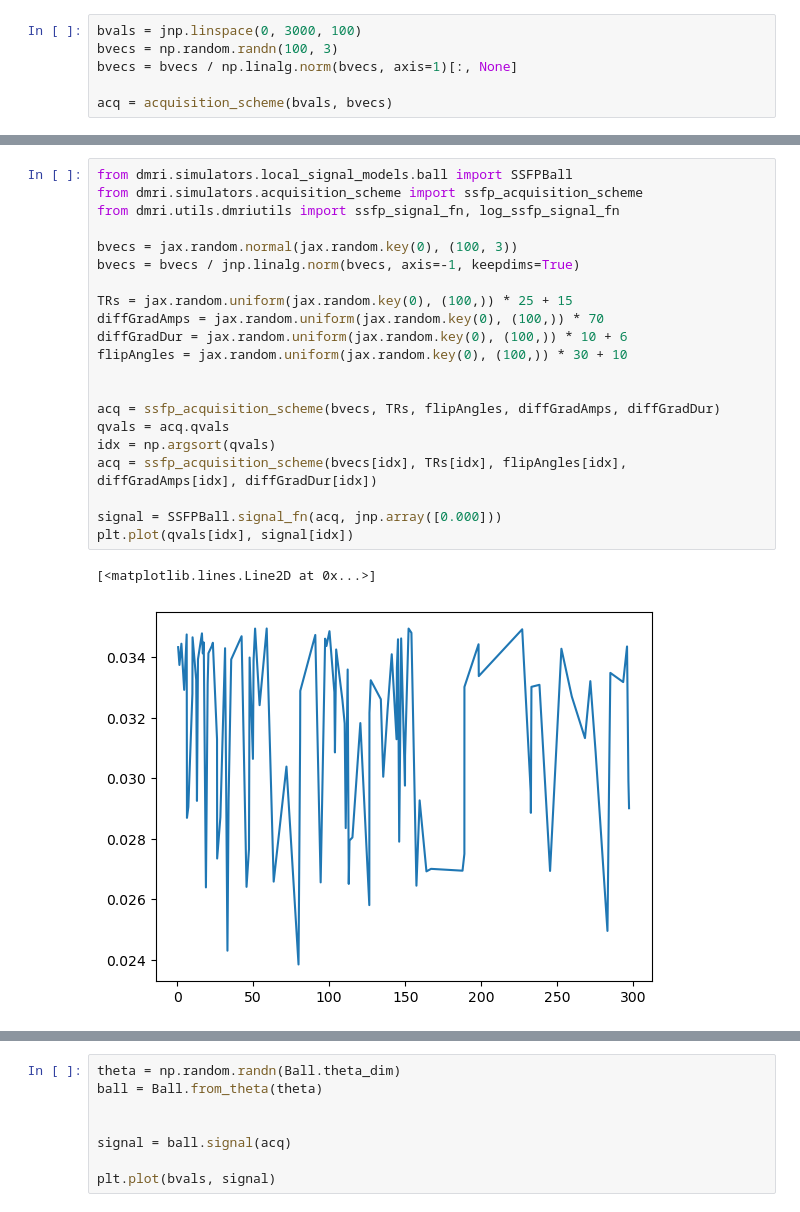
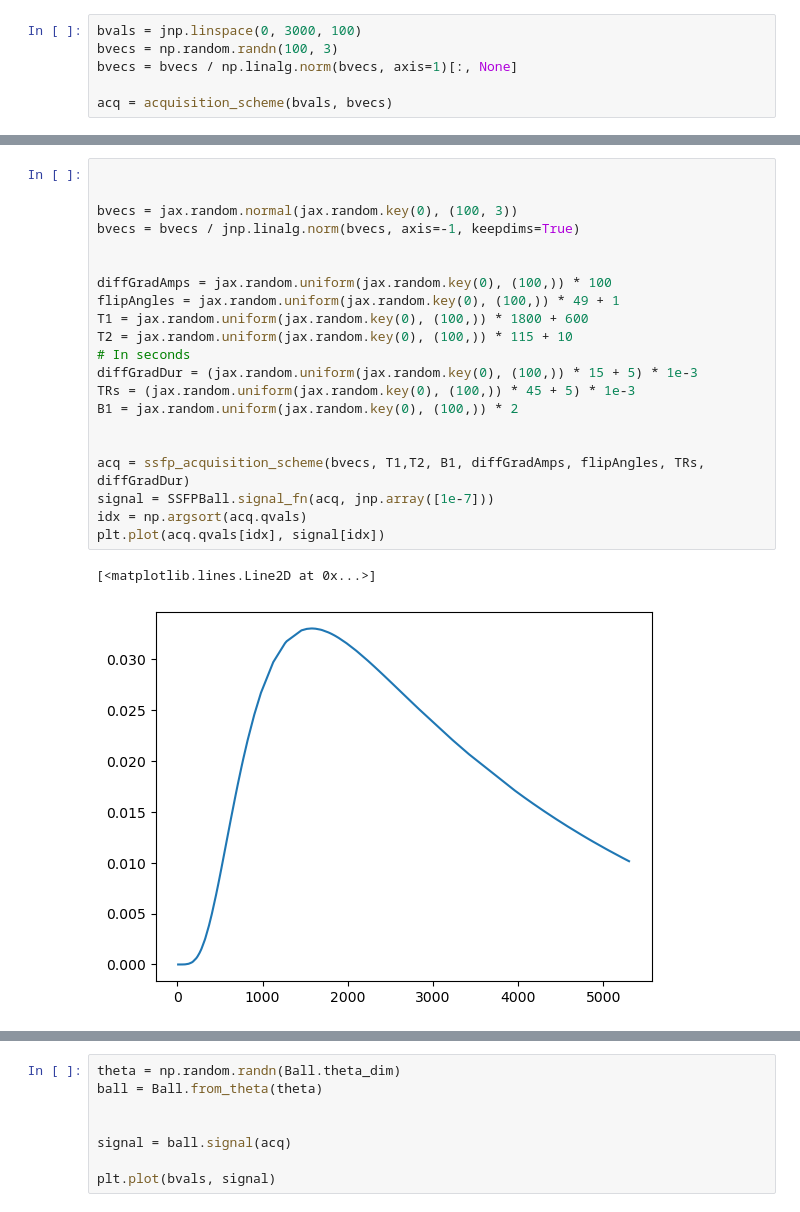
Before and after one commit to mackelab/dmri, a Jupyter notebook: notebooks/dmri_simulators.ipynb, the cells around one changed output, grey strips where cells are left out. Cells and saved outputs as stored; diff of their text form.

```diff
--- a/notebooks/dmri_simulators.ipynb
+++ b/notebooks/dmri_simulators.ipynb
@@ -36,25 +60,25 @@ plt.ylim(0, 1.1)
-# %%
-from dmri.simulators.local_signal_models.ball import SSFPBall
-from dmri.simulators.acquisition_scheme import ssfp_acquisition_scheme
-from dmri.utils.dmriutils import ssfp_signal_fn, log_ssfp_signal_fn
-
-bvecs = jax.random.normal(jax.random.key(0), (100, 3))
-bvecs = bvecs / jnp.linalg.norm(bvecs, axis=-1, keepdims=True)
-
-TRs = jax.random.uniform(jax.random.key(0), (100,)) * 25 + 15
-diffGradAmps = jax.random.uniform(jax.random.key(0), (100,)) * 70
-diffGradDur = jax.random.uniform(jax.random.key(0), (100,)) * 10 + 6
-flipAngles = jax.random.uniform(jax.random.key(0), (100,)) * 30 + 10
-
-
-acq = ssfp_acquisition_scheme(bvecs, TRs, flipAngles, diffGradAmps, diffGradDur)
-qvals = acq.qvals
-idx = np.argsort(qvals)
-acq = ssfp_acquisition_scheme(bvecs[idx], TRs[idx], flipAngles[idx], diffGradAmps[idx], diffGradDur[idx])
-
-signal = SSFPBall.signal_fn(acq, jnp.array([0.000]))
-plt.plot(qvals[idx], signal[idx])
-# %% [output]
-[<matplotlib.lines.Line2D at 0x...>]
-[figure, removed]
+# %%
+
+
+bvecs = jax.random.normal(jax.random.key(0), (100, 3))
+bvecs = bvecs / jnp.linalg.norm(bvecs, axis=-1, keepdims=True)
+
+
+diffGradAmps = jax.random.uniform(jax.random.key(0), (100,)) * 100
+flipAngles = jax.random.uniform(jax.random.key(0), (100,)) * 49 + 1
+T1 = jax.random.uniform(jax.random.key(0), (100,)) * 1800 + 600
+T2 = jax.random.uniform(jax.random.key(0), (100,)) * 115 + 10
+# In seconds
+diffGradDur = (jax.random.uniform(jax.random.key(0), (100,)) * 15 + 5) * 1e-3
+TRs = (jax.random.uniform(jax.random.key(0), (100,)) * 45 + 5) * 1e-3
+B1 = jax.random.uniform(jax.random.key(0), (100,)) * 2
+
+
+acq = ssfp_acquisition_scheme(bvecs, T1,T2, B1, diffGradAmps, flipAngles, TRs, diffGradDur)
+signal = SSFPBall.signal_fn(acq, jnp.array([1e-7]))
+idx = np.argsort(acq.qvals)
+plt.plot(acq.qvals[idx], signal[idx])
+# %% [output]
+[<matplotlib.lines.Line2D at 0x...>]
+[figure, added]
 # %%
```
Also changed, not shown: parts of 10 cells of this notebook, 3 other files.
